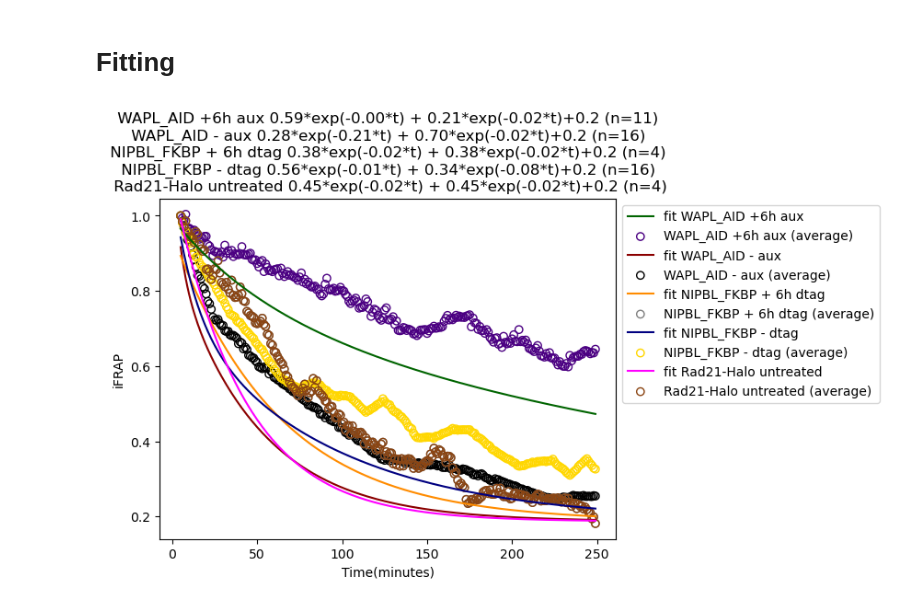
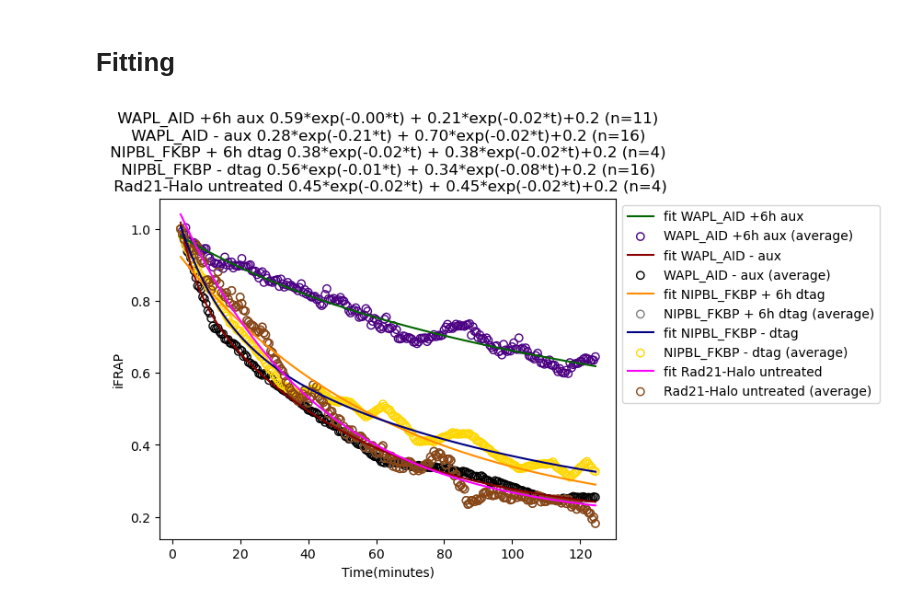
Before and after one commit to NessLfy/cohesin_residence_time, a Jupyter notebook: scratchpad/analyze_data.ipynb, the cells around one changed output. Drawn from its saved outputs; the diff is of its cells as text; code cells hidden in the pictures.

```diff
--- a/scratchpad/analyze_data.ipynb
+++ b/scratchpad/analyze_data.ipynb
@@ -114,38 +114,43 @@ num_nuclei_condition4 = len(df_nipbl.nucleus.unique())
 num_nuclei_condition5 = len(df_wt.nucleus.unique())
 
 x_wapl = df_wapl_average.time.unique()[5:]
+x_wapl = x_wapl*0.5
 x_wapl_aux = df_wapl_aux_average.time.unique()[5:]
+x_wapl_aux = x_wapl_aux*0.5
 x_nipbl = df_nipbl_average.time.unique()[5:]
+x_nipbl = x_nipbl*0.5
 x_nipbl_dtag = df_nipbl_dtag_average.time.unique()[5:]
+x_nipbl_dtag = x_nipbl_dtag*0.5
 x_wt = df_wt_average.time.unique()[5:]
+x_wt = x_wt*0.5
 
 y_wapl = df_wapl_average.iFRAP[5:]
 y_wapl_aux = df_wapl_aux_average.iFRAP[5:]
 y_nipbl = df_nipbl_average.iFRAP[5:]
 y_nipbl_dtag = df_nipbl_dtag_average.iFRAP[5:]
 y_nipbl_dtag = df_wt_average.iFRAP[5:]
 
 plt.plot(x_wapl_aux,utils.double_exp(x_wapl_aux,*popt_wapl_aux,offset),label='fit WAPL_AID +6h aux',c='darkgreen')
 plt.scatter(x_wapl_aux,y_wapl_aux,label='WAPL_AID +6h aux (average)',edgecolor='indigo',linewidth=1,facecolor='none')
 
 plt.plot(x_wapl,utils.double_exp(x_wapl,*popt_wapl,offset),label='fit WAPL_AID - aux',c='darkred')
 plt.scatter(x_wapl,y_wapl,label='WAPL_AID - aux (average)',edgecolor='black',linewidth=1,facecolor='none')
 
 plt.plot(x_nipbl_dtag,utils.double_exp(x_nipbl_dtag,*popt_nipbl_dtag,offset),label='fit NIPBL_FKBP + 6h dtag',c='darkorange')
 plt.scatter(x_nipbl_dtag,y_nipbl_dtag,label='NIPBL_FKBP + 6h dtag (average)',edgecolor='grey',linewidth=1,facecolor='none')
 
 plt.plot(x_nipbl,utils.double_exp(x_nipbl,*popt_nipbl,offset),label='fit NIPBL_FKBP - dtag',c='navy')
 plt.scatter(x_nipbl,y_nipbl,label='NIPBL_FKBP - dtag (average)',edgecolor='gold',linewidth=1,facecolor='none')
 
 plt.plot(x_wt,utils.double_exp(x_wt,*popt_wt,offset),label='fit Rad21-Halo untreated',c='magenta')
 plt.scatter(x_wt,y_nipbl_dtag,label='Rad21-Halo untreated (average)',edgecolor='saddlebrown',linewidth=1,facecolor='none')
 
 
 plt.title(f' WAPL_AID +6h aux {popt_wapl_aux[0]:.2f}*exp(-{popt_wapl_aux[2]:.2f}*t) + {popt_wapl_aux[1]:.2f}*exp(-{popt_wapl_aux[3]:.2f}*t)+{0.2} (n={num_nuclei_condition1}) \n WAPL_AID - aux {popt_wapl[0]:.2f}*exp(-{popt_wapl[2]:.2f}*t) + {popt_wapl[1]:.2f}*exp(-{popt_wapl[3]:.2f}*t)+{0.2} (n={num_nuclei_condition2}) \n NIPBL_FKBP + 6h dtag {popt_nipbl_dtag[0]:.2f}*exp(-{popt_nipbl_dtag[2]:.2f}*t) + {popt_nipbl_dtag[1]:.2f}*exp(-{popt_nipbl_dtag[3]:.2f}*t)+{0.2} (n={num_nuclei_condition3}) \n NIPBL_FKBP - dtag {popt_nipbl[0]:.2f}*exp(-{popt_nipbl[2]:.2f}*t) + {popt_nipbl[1]:.2f}*exp(-{popt_nipbl[3]:.2f}*t)+{0.2} (n={num_nuclei_condition4}) \n Rad21-Halo untreated {popt_wt[0]:.2f}*exp(-{popt_wt[2]:.2f}*t) + {popt_wt[1]:.2f}*exp(-{popt_wt[3]:.2f}*t)+{0.2} (n={num_nuclei_condition5})')
 plt.ylabel('iFRAP')
 plt.xlabel('Time(minutes)')
 plt.legend(bbox_to_anchor=(1.00, 1), loc='upper left')
 # plt.savefig('../plots/iFRAP_curves.pdf',dpi=600,bbox_inches='tight')
 plt.show()
 # %% [output]
-[figure, old version]
+[figure, new version]
```
